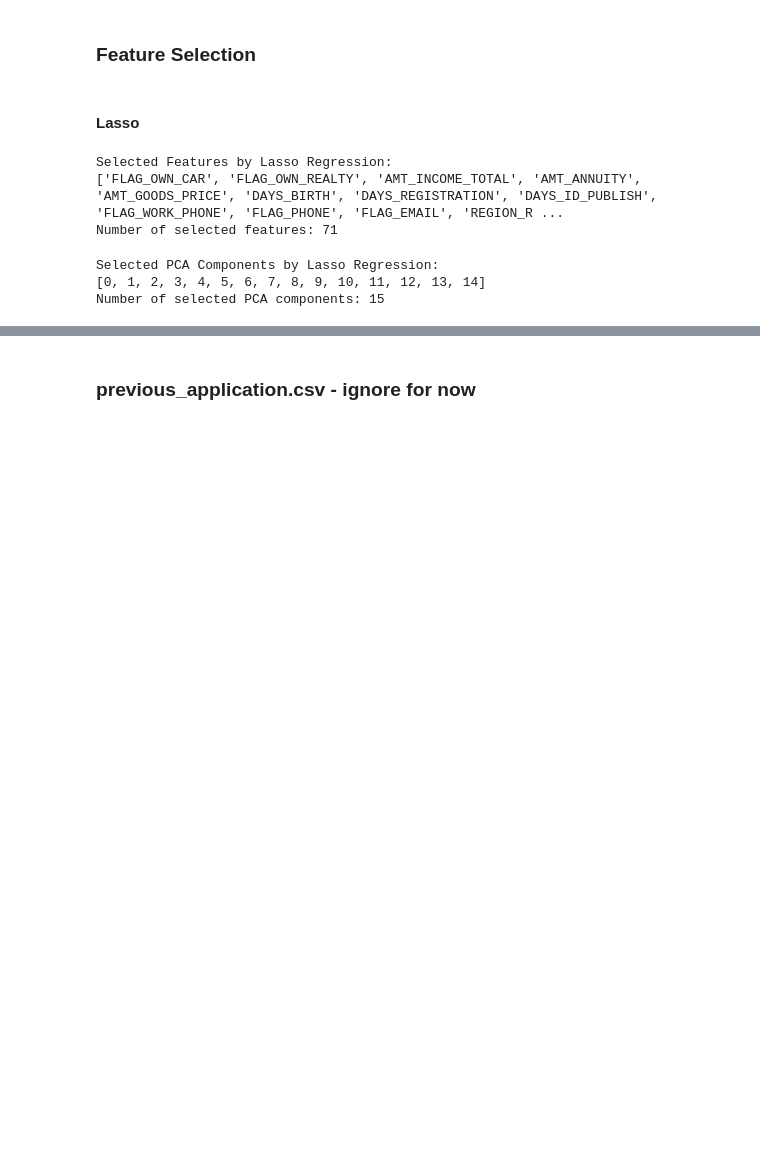
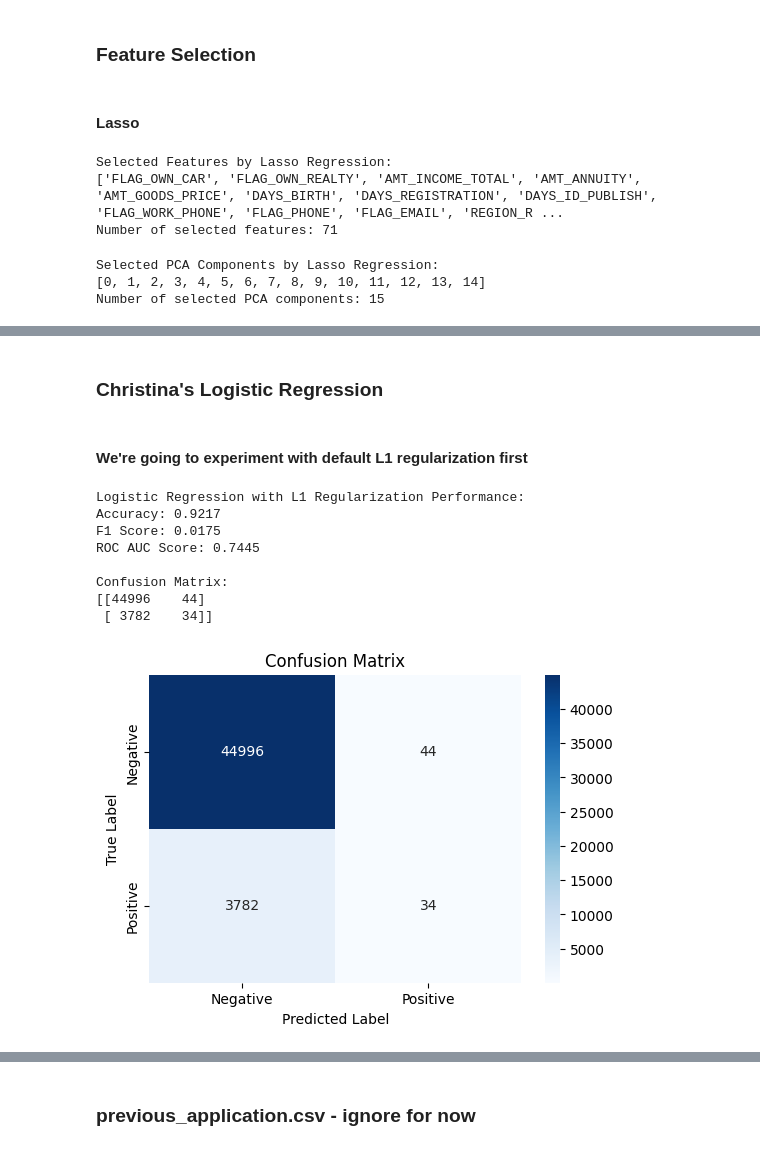
Before and after one commit to wildestdream33/Credit-Risk-Project, a Jupyter notebook: 545_Final_Project.ipynb, the cells around one changed output, grey strips where cells are left out. Saved outputs shown, nothing was run; the diff lists cells and outputs as text; code cells hidden in the pictures; blank space fills up the shorter version.

Commit message:
Added logistic regression

```diff
--- a/545_Final_Project.ipynb
+++ b/545_Final_Project.ipynb
@@ -603,0 +605,77 @@ ROC AUC Score: 0.6925
+# %% [markdown]
+### Christina's Logistic Regression
+# %% [markdown]
+#### We're going to experiment with default L1 regularization first
+# %%
+from sklearn.linear_model import LogisticRegression
+from sklearn.preprocessing import StandardScaler
+from sklearn.model_selection import train_test_split
+from sklearn.metrics import accuracy_score, f1_score, roc_auc_score, confusion_matrix
+
+df = encoded_application_clean.copy()
+
+X = df.drop(columns=['TARGET'])
+y = df['TARGET']
+
+# Standardize the features
+scaler = StandardScaler()
+X_scaled = scaler.fit_transform(X)
+
+# Split the data into training and testing sets
+X_train, X_test, y_train, y_test = train_test_split(X_scaled, y, test_size=0.2, random_state=42)
+
+# Logistic Regression with L1 Regularization
+log_reg_l1 = LogisticRegression(
+    penalty='l1',           # L1 regularization
+    solver='saga',          # Saga solver supports L1 regularization
+    max_iter=2000,          # Ensure sufficient iterations for convergence
+    tol=1e-4,               # Convergence tolerance
+    C=1.0,                  # Regularization strength (smaller values increase regularization)
+    random_state=42
+)
+
+# Fit the model
+log_reg_l1.fit(X_train, y_train)
+
+# Evaluate the model
+y_pred = log_reg_l1.predict(X_test)
+y_pred_proba = log_reg_l1.predict_proba(X_test)[:, 1]
+
+accuracy = accuracy_score(y_test, y_pred)
+f1 = f1_score(y_test, y_pred)
+roc_auc = roc_auc_score(y_test, y_pred_proba)
+
+
+print("Logistic Regression with L1 Regularization Performance:")
+print(f"Accuracy: {accuracy:.4f}")
+print(f"F1 Score: {f1:.4f}")
+print(f"ROC AUC Score: {roc_auc:.4f}")
+
+
+conf_matrix = confusion_matrix(y_test, y_pred)
+print("\nConfusion Matrix:")
+print(conf_matrix)
+
+
+plt.figure(figsize=(6, 4))
+sns.heatmap(conf_matrix, annot=True, fmt='d', cmap='Blues', xticklabels=['Negative', 'Positive'], yticklabels=['Negative', 'Positive'])
+plt.xlabel('Predicted Label')
+plt.ylabel('True Label')
+plt.title('Confusion Matrix')
+plt.show()
+
+
+selected_features = X.columns[log_reg_l1.coef_.flatten() != 0]
+print("\nSelected Features by L1 Regularization:")
+print(selected_features)
+print(f"Number of Selected Features: {len(selected_features)}")
+# %% [output]
+Logistic Regression with L1 Regularization Performance:
+Accuracy: 0.9217
+F1 Score: 0.0175
+ROC AUC Score: 0.7445
+
+Confusion Matrix:
+[[44996    44]
+ [ 3782    34]]
+[figure, added]
```
Also changed, not shown: parts of 20 cells of this notebook, 1 other file.
